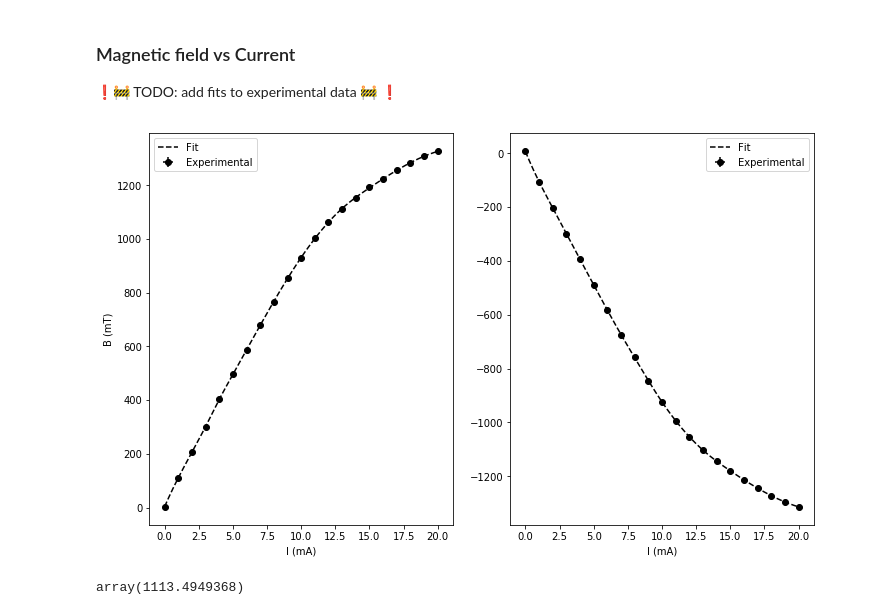
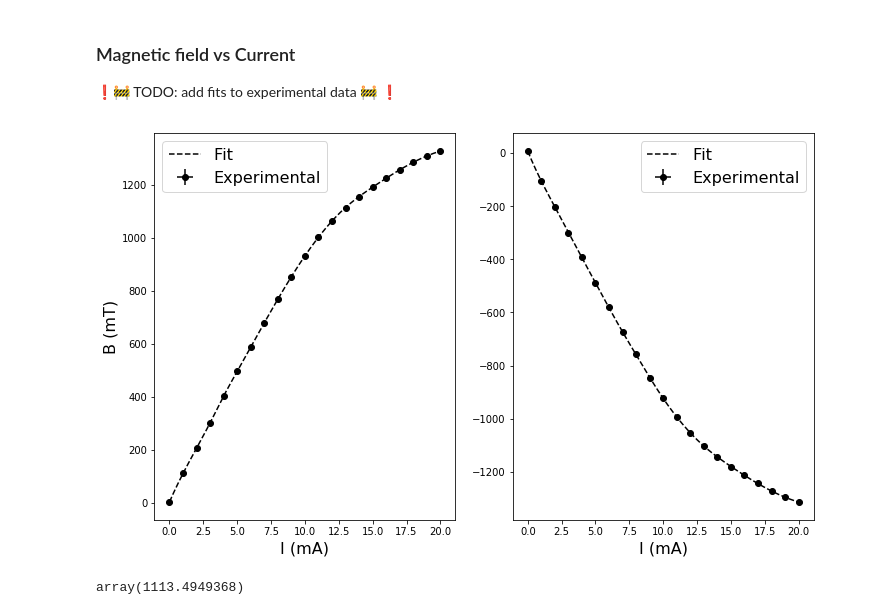
Before and after one commit to iyanmv/APL_ws18-19, a Jupyter notebook: MagnetoOptics/Magneto Optics analysis.ipynb, the cells around one changed output. Cells and saved outputs as stored; diff of their text form; code cells hidden in the pictures.

```diff
--- a/MagnetoOptics/Magneto Optics analysis.ipynb
+++ b/MagnetoOptics/Magneto Optics analysis.ipynb
@@ -48,16 +55,16 @@ y_spline2 = spline2(x_spline1)
 # %%
 fig, (ax1, ax2) = plt.subplots(1, 2, figsize=(10,6), constrained_layout=True)
 ax1.errorbar(data1[:,0], data1[:,1], xerr=0.1, yerr=1, fmt='ko', label="Experimental")
 ax2.errorbar(data2[:,0], data2[:,1], xerr=0.1, yerr=1, fmt='ko', label="Experimental")
 ax1.plot(x_spline1, y_spline1, 'k--', label="Fit")
 ax2.plot(x_spline1, y_spline2, 'k--', label="Fit")
-ax1.set_xlabel('I (mA)')
-ax2.set_xlabel('I (mA)')
-ax1.set_ylabel('B (mT)')
-ax1.legend(loc=0)
-ax2.legend(loc=0);
+ax1.set_xlabel('I (mA)', fontsize=16)
+ax2.set_xlabel('I (mA)', fontsize=16)
+ax1.set_ylabel('B (mT)', fontsize=16)
+ax1.legend(loc=0, fontsize=16)
+ax2.legend(loc=0, fontsize=16);
 # %% [output]
-[figure, old version]
+[figure, new version]
 # %%
 spline1(13)
 # %% [output]
```
Also changed, not shown: parts of 8 cells of this notebook, 17 other files.
